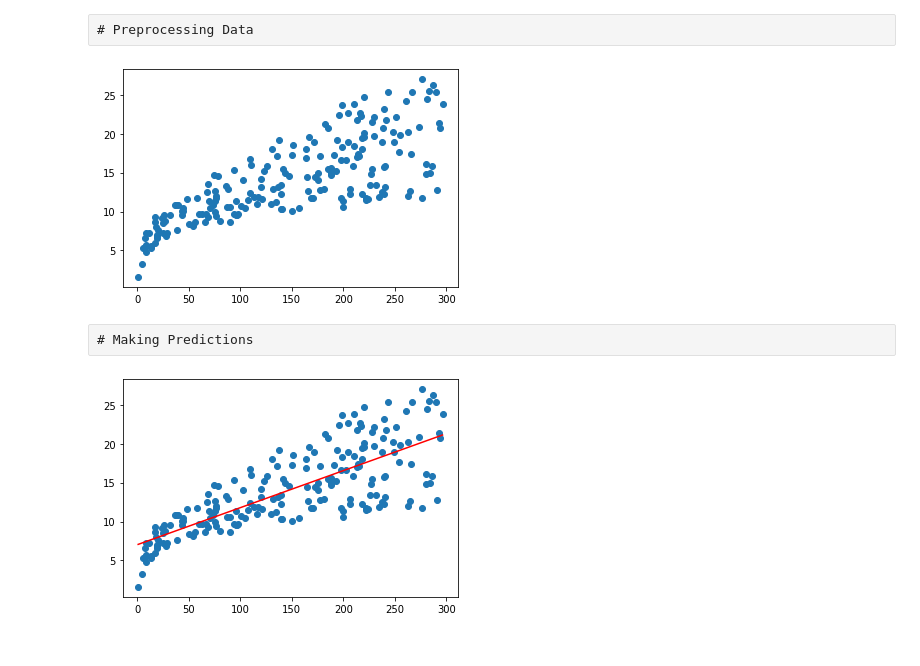
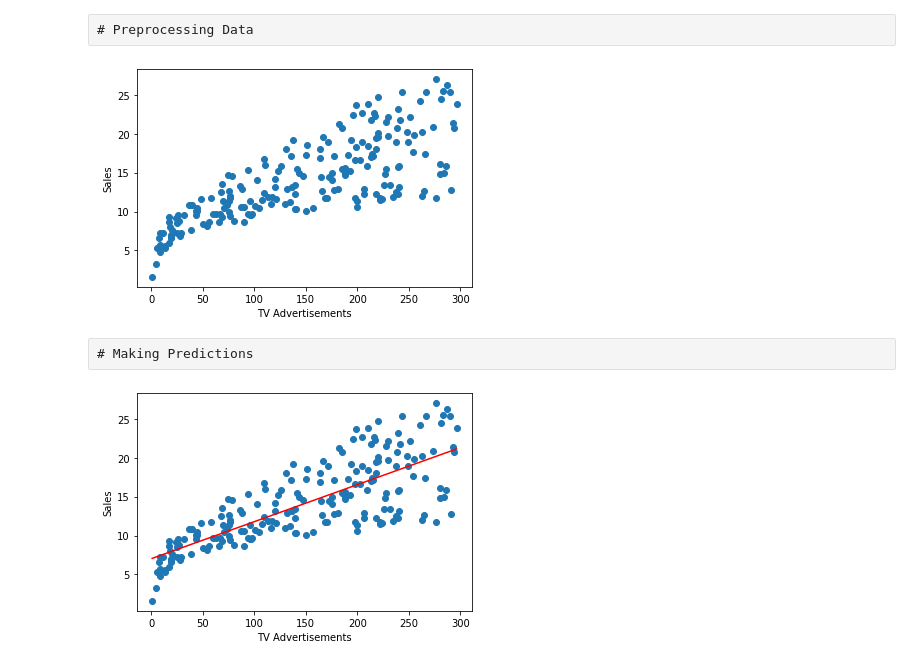
Before and after one commit to Pauweee/LR---Gradient-Descent, a Jupyter notebook: Gradient Descent - Advertising.ipynb, the cells around one changed output. Cells and saved outputs as stored; diff of their text form; code cells hidden in the pictures.

```diff
--- a/Gradient Descent - Advertising.ipynb
+++ b/Gradient Descent - Advertising.ipynb
@@ -94,3 +95,0 @@ from sklearn import metrics
-# %%
-dataxx = pd.read_csv("advertising.csv")
-dataxx
@@ -151,18 +136,22 @@ sns.pairplot(dataxx, x_vars=['TV'], y_vars='Sales', height=7, aspect=0.7, kind='
 XX = data['TV']
 YY = data['Sales']
 plt.scatter(X, Y)
+plt.xlabel('TV Advertisements')
+plt.ylabel('Sales')
 plt.show()
 # %% [output]
-[figure, old version]
+[figure, new version]
 # %% [raw]
 # Making Predictions
 # %%
 Y_predx = lm2.coef_*XX +  lm2.intercept_
 #Y_predx = 0.04753664*XX +  7.032593549127695
 
 
 plt.scatter(XX, YY)
+plt.xlabel('TV Advertisements')
+plt.ylabel('Sales')
 plt.plot([min(XX), max(XX)], [min(Y_predx), max(Y_predx)], color='red')  # regression line
 plt.show()
 # %% [output]
-[figure, old version]
+[figure, new version]
```
Also changed, not shown: parts of 7 cells of this notebook.
